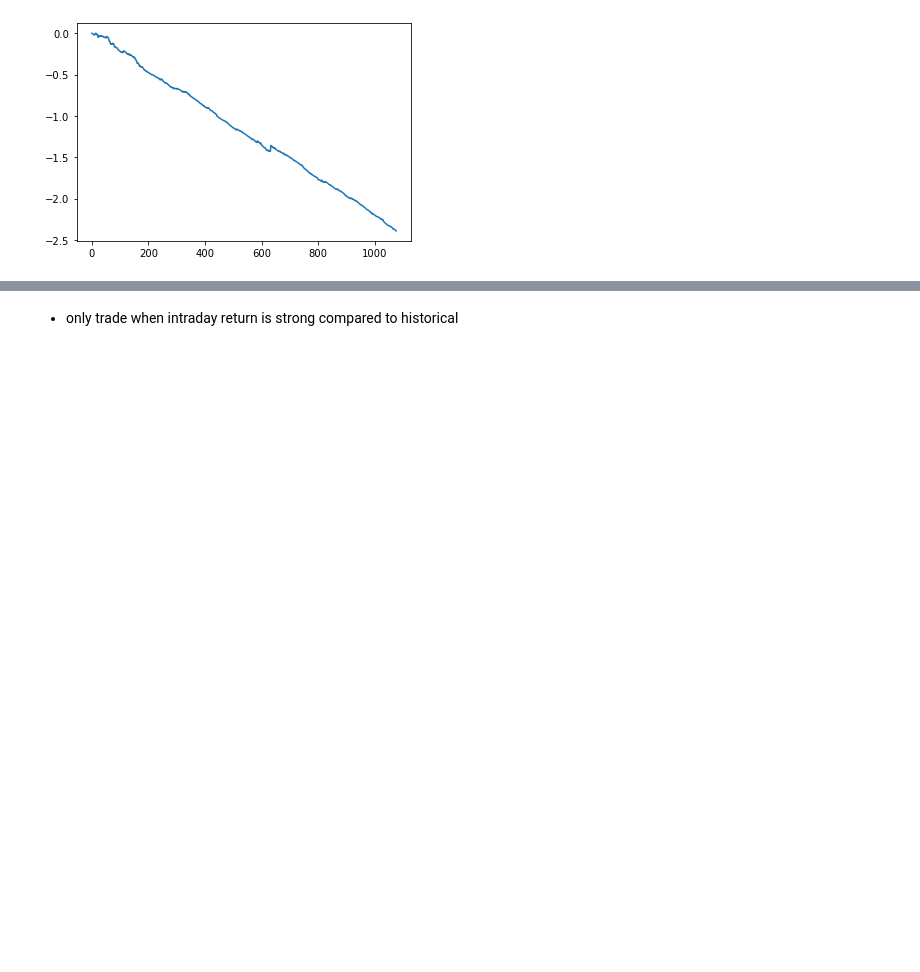
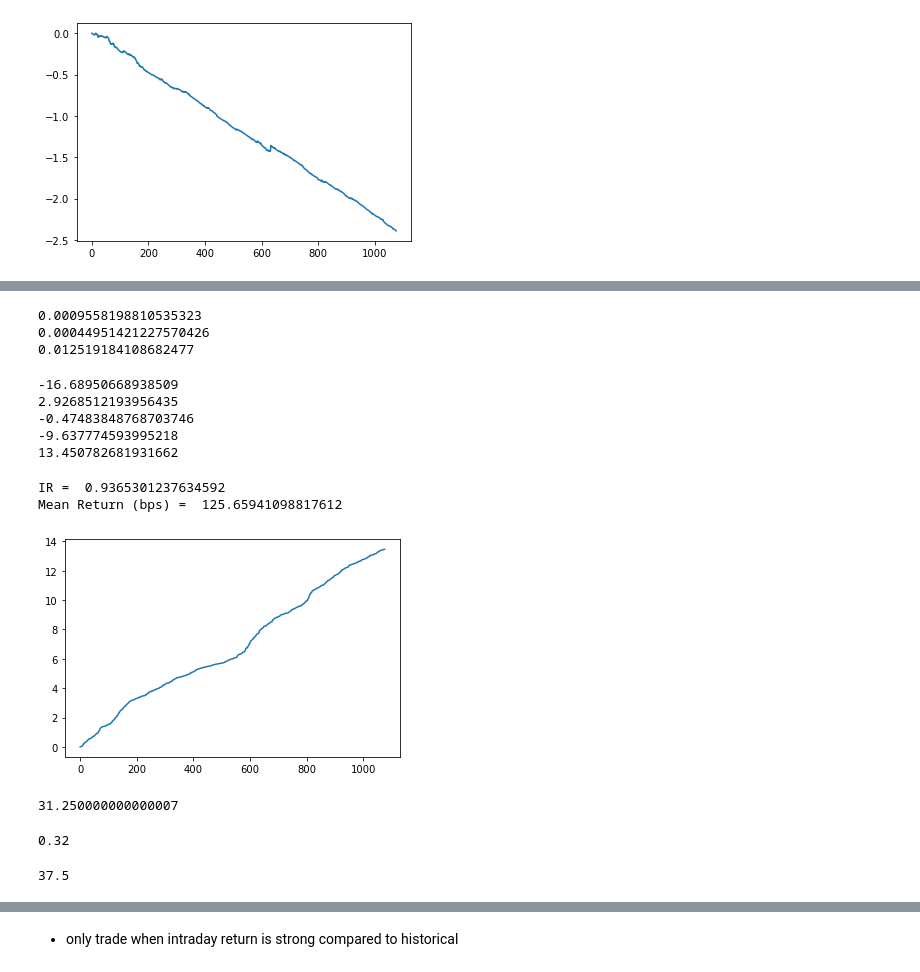
Before and after one commit to tdlinh/test_git, a Jupyter notebook: vn_futures_strat_test.ipynb, the cells around one changed output, grey strips where cells are left out. Cells and saved outputs as stored; diff of their text form; code cells hidden in the pictures; blank space fills up the shorter version.

```diff
--- a/vn_futures_strat_test.ipynb
+++ b/vn_futures_strat_test.ipynb
@@ -352,0 +430,51 @@ Mean Return (bps) =  3.508495372056675
+# %%
+print(np.nanmedian(realized_return_v))
+print(np.nanmean(realized_return_v))
+print(np.nanmean(np.fabs(realized_return_v)))
+# %% [output]
+0.0009558198810535323
+0.00044951421227570426
+0.012519184108682477
+# %%
+print(1e4*np.mean(realized_return_v[day_of_week_v == 0]))
+print(1e4*np.mean(realized_return_v[day_of_week_v == 1]))
+print(1e4*np.mean(realized_return_v[day_of_week_v == 2]))
+print(1e4*np.mean(realized_return_v[day_of_week_v == 3]))
+print(1e4*np.mean(realized_return_v[day_of_week_v == 4]))
+# %% [output]
+-16.68950668938509
+2.9268512193956435
+-0.47483848768703746
+-9.637774593995218
+13.450782681931662
+# %%
+trade_time = 1030
+realized_return_df = close_df[1500]/ close_df[trade_time].shift(1) - 1
+realized_return_v = realized_return_df.values
+alpha_v = np.sign(realized_return_v)
+
+trading_cost = 0.00
+pnl_v = alpha_v * realized_return_v - np.fabs(alpha_v) * trading_cost
+pnl_v[~np.isfinite(pnl_v)] = 0
+pnt_v_ = pnl_v[np.fabs(pnl_v) > 0]
+print('IR = ', np.nanmean(pnt_v_)/ np.nanstd(pnt_v_))
+print('Mean Return (bps) = ', np.nanmean(pnt_v_) * 1e4)
+plt.plot(np.cumsum(pnl_v))
+plt.show()
+# %% [output]
+IR =  0.9365301237634592
+Mean Return (bps) =  125.65941098817612
+[figure, added]
+# %%
+(0.55 - 0.45) * 250 * 1.25
+# %% [output]
+31.250000000000007
+# %%
+40/ 125
+# %% [output]
+0.32
+# %%
+x = 65
+(x - (100 - x))/100 * 125
+# %% [output]
+37.5
```
Also changed, not shown: parts of 40 cells of this notebook.
